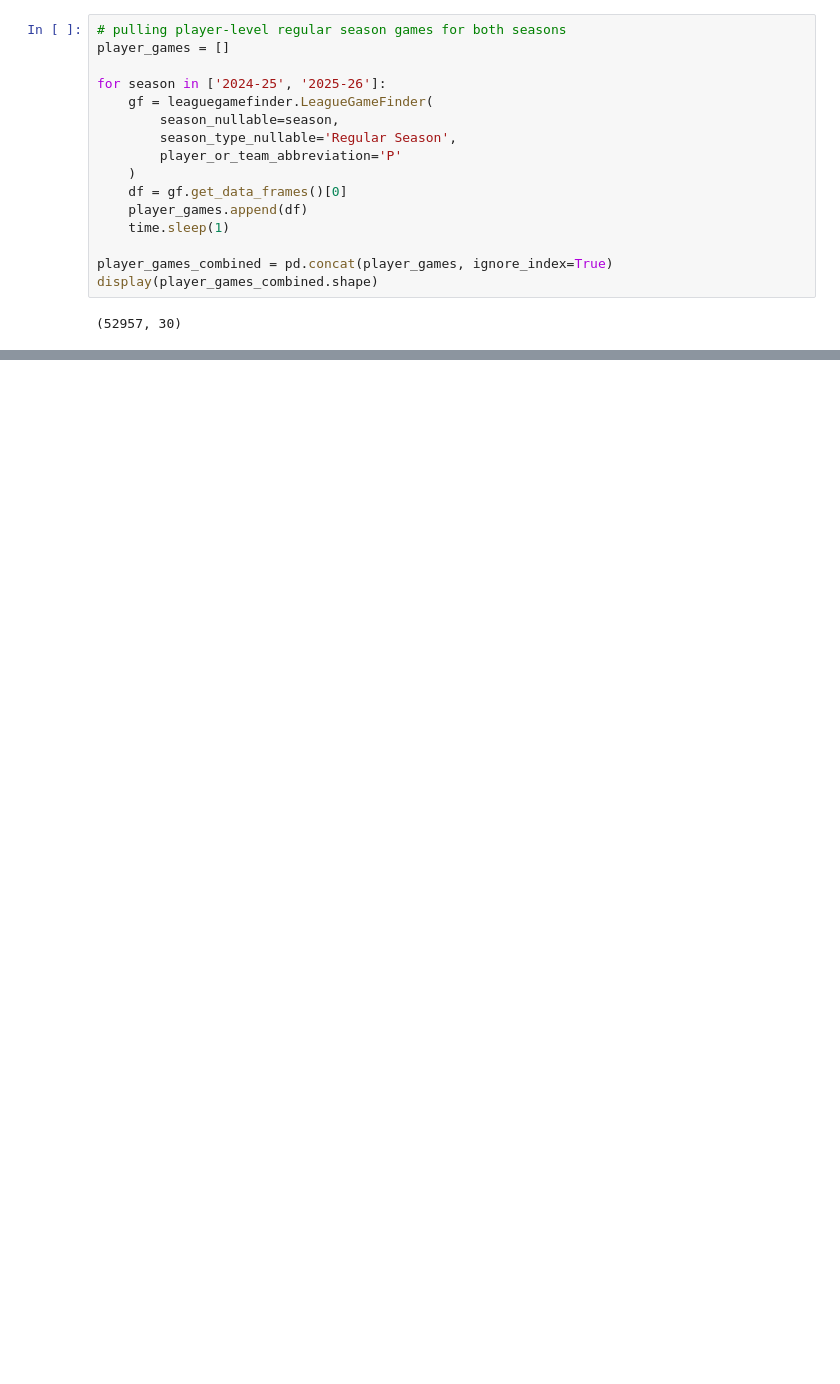
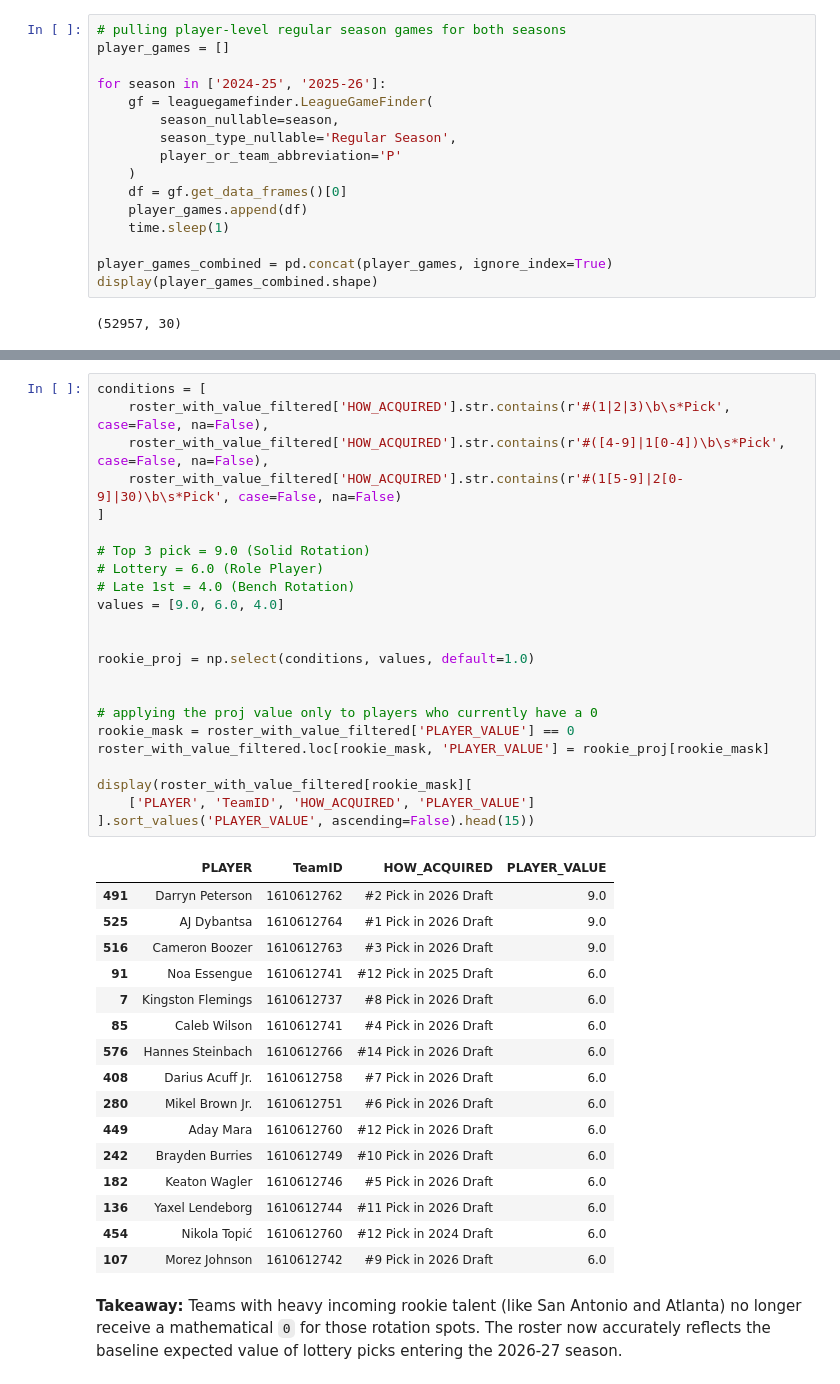
Before and after one commit to lianlianliann/nba-26-27-predictor, a Jupyter notebook: notebooks/02_feature_engineering.ipynb, the cells around one changed output, grey strips where cells are left out. Drawn from its saved outputs; the diff is of its cells as text; blank space fills up the shorter version.

```diff
--- a/notebooks/02_feature_engineering.ipynb
+++ b/notebooks/02_feature_engineering.ipynb
@@ -748 +785,43 @@ display(player_value_filtered.sort_values('PLAYER_VALUE', ascending=False).head(
+# %%
+conditions = [
+    roster_with_value_filtered['HOW_ACQUIRED'].str.contains(r'#(1|2|3)\b\s*Pick', case=False, na=False),
+    roster_with_value_filtered['HOW_ACQUIRED'].str.contains(r'#([4-9]|1[0-4])\b\s*Pick', case=False, na=False),
+    roster_with_value_filtered['HOW_ACQUIRED'].str.contains(r'#(1[5-9]|2[0-9]|30)\b\s*Pick', case=False, na=False)
+]
+
+# Top 3 pick = 9.0 (Solid Rotation)
+# Lottery = 6.0 (Role Player)
+# Late 1st = 4.0 (Bench Rotation)
+values = [9.0, 6.0, 4.0]
+
+
+rookie_proj = np.select(conditions, values, default=1.0)
+
+
+# applying the proj value only to players who currently have a 0
+rookie_mask = roster_with_value_filtered['PLAYER_VALUE'] == 0
+roster_with_value_filtered.loc[rookie_mask, 'PLAYER_VALUE'] = rookie_proj[rookie_mask]
+
+display(roster_with_value_filtered[rookie_mask][
+    ['PLAYER', 'TeamID', 'HOW_ACQUIRED', 'PLAYER_VALUE']
+].sort_values('PLAYER_VALUE', ascending=False).head(15))
+# %% [output]
+|  | PLAYER | TeamID | HOW_ACQUIRED | PLAYER_VALUE |
+| 491 | Darryn Peterson | 1610612762 | #2 Pick in 2026 Draft | 9.0 |
+| 525 | AJ Dybantsa | 1610612764 | #1 Pick in 2026 Draft | 9.0 |
+| 516 | Cameron Boozer | 1610612763 | #3 Pick in 2026 Draft | 9.0 |
+| 91 | Noa Essengue | 1610612741 | #12 Pick in 2025 Draft | 6.0 |
+| 7 | Kingston Flemings | 1610612737 | #8 Pick in 2026 Draft | 6.0 |
+| 85 | Caleb Wilson | 1610612741 | #4 Pick in 2026 Draft | 6.0 |
+| 576 | Hannes Steinbach | 1610612766 | #14 Pick in 2026 Draft | 6.0 |
+| 408 | Darius Acuff Jr. | 1610612758 | #7 Pick in 2026 Draft | 6.0 |
+| 280 | Mikel Brown Jr. | 1610612751 | #6 Pick in 2026 Draft | 6.0 |
+| 449 | Aday Mara | 1610612760 | #12 Pick in 2026 Draft | 6.0 |
+| 242 | Brayden Burries | 1610612749 | #10 Pick in 2026 Draft | 6.0 |
+| 182 | Keaton Wagler | 1610612746 | #5 Pick in 2026 Draft | 6.0 |
+| 136 | Yaxel Lendeborg | 1610612744 | #11 Pick in 2026 Draft | 6.0 |
+| 454 | Nikola Topić | 1610612760 | #12 Pick in 2024 Draft | 6.0 |
+| 107 | Morez Johnson | 1610612742 | #9 Pick in 2026 Draft | 6.0 |
+# %% [markdown]
+**Takeaway:** Teams with heavy incoming rookie talent (like San Antonio and Atlanta) no longer receive a mathematical `0` for those rotation spots. The roster now accurately reflects the baseline expected value of lottery picks entering the 2026-27 season.
 # %%
```
Also changed, not shown: parts of 14 cells of this notebook, 8 other files.
